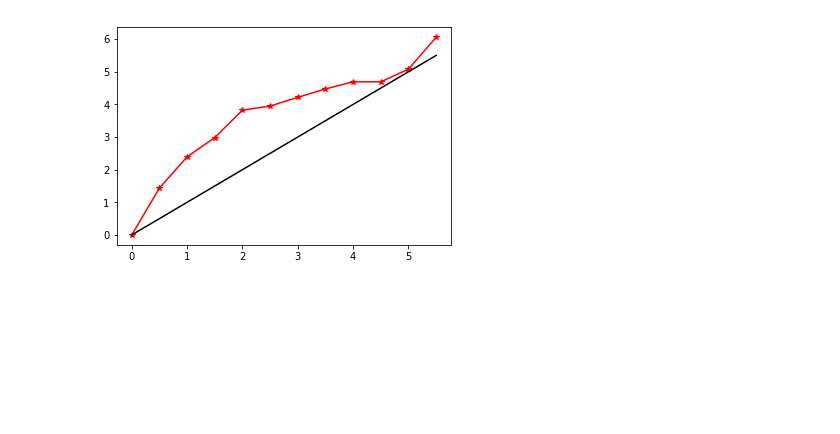
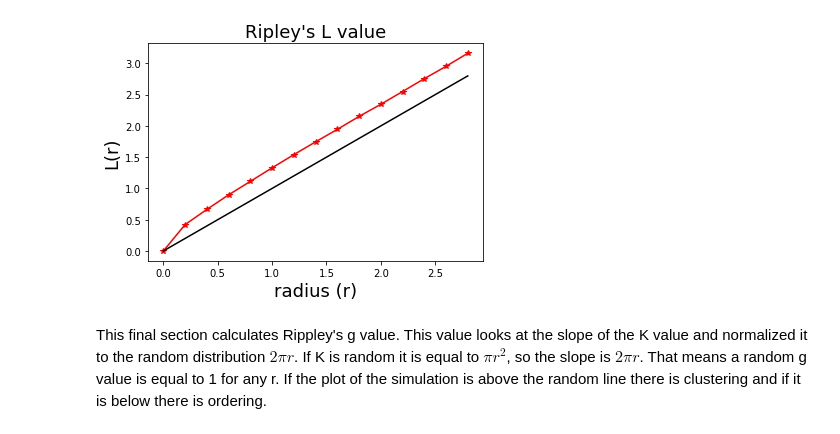
Before and after one commit to zackmci/clustering, a Jupyter notebook: Clustering.ipynb, the cells around one changed output. Saved outputs shown, nothing was run; the diff lists cells and outputs as text; code cells hidden in the pictures; blank space fills up the shorter version.

```diff
--- a/Clustering.ipynb
+++ b/Clustering.ipynb
@@ -11,7 +11,8 @@ import numpy as np
 
 csvarray = []
 filelocation = '/Users/zack/Documents/Documents/csv_data_files/'
-filename = 'test_case_20'
+filename = 'box512_ht_1_loc/box512_ht_1_loc.0'
+tablename = 'minimum_distance/'
 with open(filelocation + filename + '.csv', 'r') as csvfile:
     csv_data = list(csv.reader(csvfile, delimiter=","))
 #print (csv_data[:3])
@@ -110,10 +119,10 @@ print ("{:2.3f}".format(rA))
 # %%
 # Calculating rE the expected value
 
-lam = num_part / ((x_len * y_len) - 20*(np.pi*rad**2)) # Intensity
-print ("{:2.3f}".format(lam))
+# Intensity with the area of the particles taken into consideration
+lam = num_part / ((x_len * y_len) - len(x)*(np.pi*rad**2))
+print ("{:2.4f}".format(lam))
 
-denom = 2 * np.sqrt(lam)
 rE = 1 / (2 * np.sqrt(lam))
 print ("{:2.2f}".format(rE))
 # %% [output]
@@ -129,24 +130,0 @@ print ("{:2.2f}".format(R))
-# %%
-def part_in_rad(arr, part_num, x_val, y_val, radius):
-
-    num_part = []
-
-    for i in range(0, len(arr)):
-        #print (i)
-        dist = np.sqrt((arr[part_num, x_val] - arr[i, x_val])**2 + (arr[part_num, y_val] - arr[i, y_val])**2) - \
-        (arr[part_num, 1]/2 + arr[i, 1]/2)
-        if dist <= radius and dist > 0:
-            #print (arr[i, :])
-            num_part.append(arr[i, :])
-            #print(num_part)
-        #print (num_part)
-    num_part = np.array(num_part)
-    #print (num_part)
-    #print (len(num_part))
-    Np = len(num_part)
-    #print (Np)
-#    return num_part
-    if len(num_part) == 0:
-        return 0
-    else:
-        return Np
@@ -154,13 +187,14 @@ def part_in_rad(arr, part_num, x_val, y_val, radius):
 # Calculating k(r)
 Kr = []
 
-radius = [0, 0.5, 1, 1.5, 2, 2.5, 3, 3.5, 4, 4.5, 5, 5.5]
+radius = [0, rad, rad*2, rad*3, rad*4, rad*5, rad*6, rad*7, rad*8, rad*9, rad*10, rad*11, rad*12, rad*13, rad*14]
 #print (len(radius))
 for i in radius:
-    #print (i)
+    print ("{:2.2f}".format(i))
     kr = []
     arr = []
     for n in range(0, len(csvarray)):
+        #print (n)
         if csvarray[n, 7] - csvarray[n, 1]/2 >= i and csvarray[n, 7] + csvarray[n, 1]/2 <= x_len - i and \
         csvarray[n, 8] - csvarray[n, 1]/2 >= i and csvarray[n, 8] + csvarray[n, 1]/2 <= y_len - i:
             num_part = part_in_rad(csvarray, n, 7, 8, i)
@@ -172,6 +206,10 @@ for i in radius:
             #print (kr)
     Kr.append(np.mean(kr))
 Kr = np.array(Kr)
+
+# This is to correct for overlapping particles where the distance between
+# particles in the simulation could be less than 0.
+Kr[0] = 0
 #print (Kr)
 
 Lr = np.sqrt(Kr / np.pi)
@@ -182,6 +236,9 @@ print (Lr)
 # %%
 plt.plot(radius, Lr, 'r*-')
 plt.plot(radius, radius, 'k-')
+plt.title("Ripley's L value", fontsize = 18 )
+plt.xlabel('radius (r)', fontsize = 18)
+plt.ylabel('L(r)', fontsize = 18)
 plt.show()
 # %% [output]
-[figure, old version]
+[figure, new version]
@@ -190,3 +245,5 @@ plt.show()
+# %% [markdown]
+This final section calculates Rippley's g value.  This value looks at the slope of the K value and normalized it to the random distribution $2 \pi r$.  If K is random it is equal to $\pi r^2$, so the slope is $2 \pi r$.  That means a random g value is equal to 1 for any r.  If the plot of the simulation is above the random line there is clustering and if it is below there is ordering.
 # %%
 gr = []
 
```
Also changed, not shown: parts of 18 cells of this notebook.
